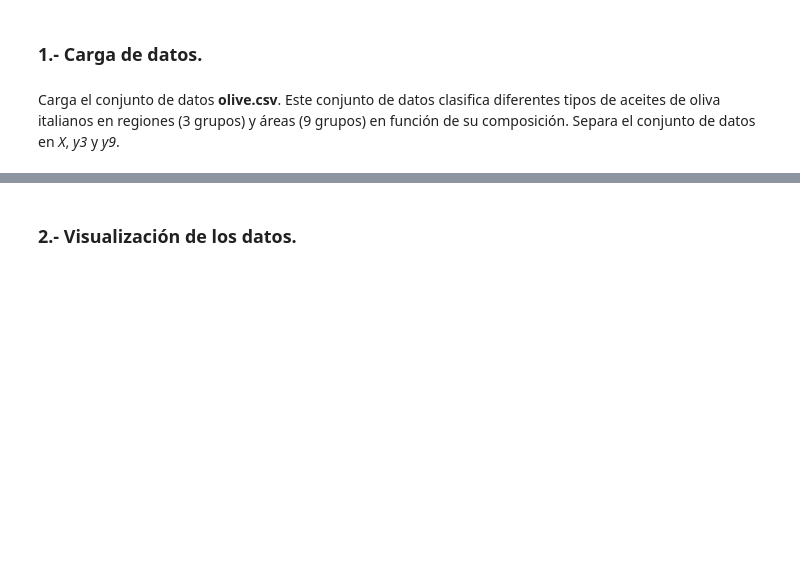
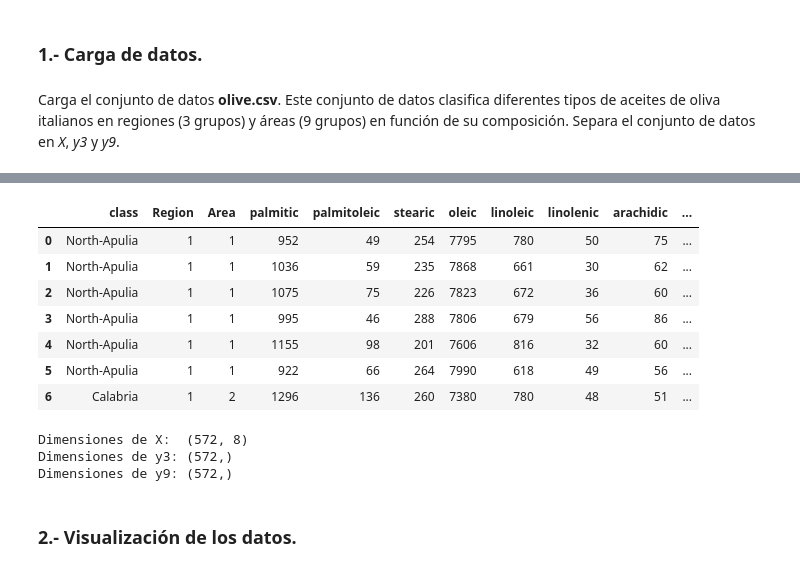
Before and after one commit to jemarle/AMII, a Jupyter notebook: Proyecto_aceite_oliva/Ejercicio_alumno_Carlos.ipynb, the cells around one changed output, grey strips where cells are left out. Saved outputs shown, nothing was run; the diff lists cells and outputs as text; code cells hidden in the pictures; blank space fills up the shorter version.

```diff
--- a/Proyecto_aceite_oliva/Ejercicio_alumno_Carlos.ipynb
+++ b/Proyecto_aceite_oliva/Ejercicio_alumno_Carlos.ipynb
@@ -13,0 +27,13 @@ Carga el conjunto de datos **olive.csv**. Este conjunto de datos clasifica difer
+# %%
+path_olives = './data/olive.csv'
+dataframe = pd.read_csv(path_olives)
+dataframe.head(7)
+# %% [output]
+|  | class | Region | Area | palmitic | palmitoleic | stearic | oleic | linoleic | linolenic | arachidic | ... |
+| 0 | North-Apulia | 1 | 1 | 952 | 49 | 254 | 7795 | 780 | 50 | 75 | ... |
+| 1 | North-Apulia | 1 | 1 | 1036 | 59 | 235 | 7868 | 661 | 30 | 62 | ... |
+| 2 | North-Apulia | 1 | 1 | 1075 | 75 | 226 | 7823 | 672 | 36 | 60 | ... |
+| 3 | North-Apulia | 1 | 1 | 995 | 46 | 288 | 7806 | 679 | 56 | 86 | ... |
+| 4 | North-Apulia | 1 | 1 | 1155 | 98 | 201 | 7606 | 816 | 32 | 60 | ... |
+| 5 | North-Apulia | 1 | 1 | 922 | 66 | 264 | 7990 | 618 | 49 | 56 | ... |
+| 6 | Calabria | 1 | 2 | 1296 | 136 | 260 | 7380 | 780 | 48 | 51 | ... |
@@ -14,3 +52,11 @@ Carga el conjunto de datos **olive.csv**. Este conjunto de datos clasifica difer
+# %%
+print("Dimensiones de X: ", X.shape)
+print("Dimensiones de y3:", y3.shape)
+print("Dimensiones de y9:", y9.shape)
+# %% [output]
+Dimensiones de X:  (572, 8)
+Dimensiones de y3: (572,)
+Dimensiones de y9: (572,)
 # %% [markdown]
 ### 2.- Visualización de los datos.
 # %% [markdown]
```
Also changed, not shown: parts of 8 cells of this notebook.
